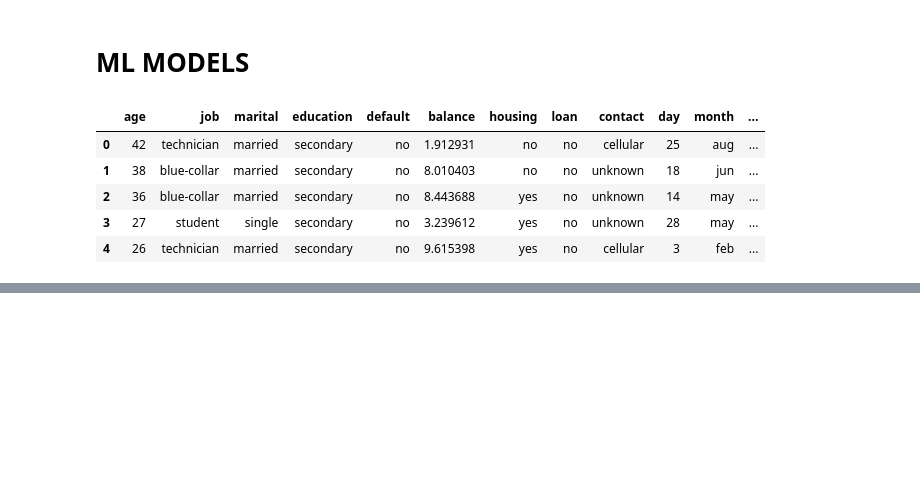
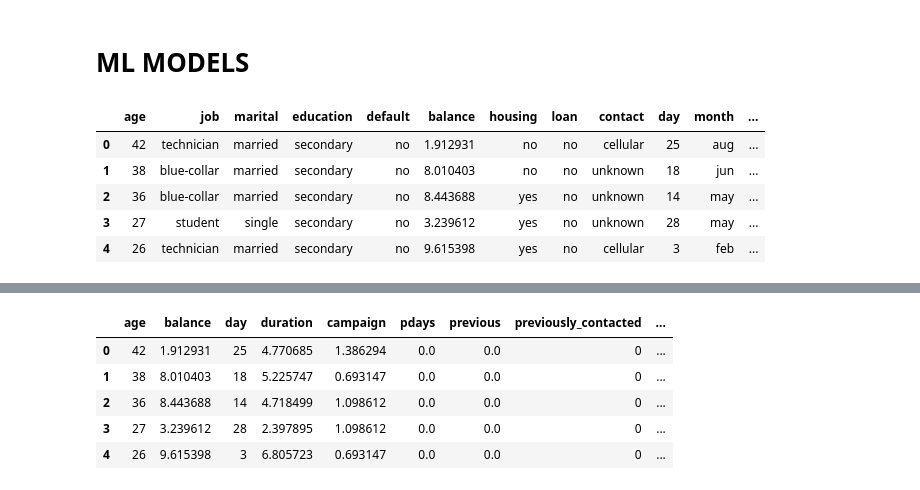
Before and after one commit to lucazini03/corradinizini-bank-classification, a Jupyter notebook: data-software/eda.ipynb, the cells around one changed output, grey strips where cells are left out. Cells and saved outputs as stored; diff of their text form; code cells hidden in the pictures; blank space fills up the shorter version.

Commit message:
completed models

```diff
--- a/data-software/eda.ipynb
+++ b/data-software/eda.ipynb
@@ -342,27 +399,77 @@ train_transformed.head()
 | 3 | 27 | student | single | secondary | no | 3.239612 | yes | no | unknown | 28 | may | ... |
 | 4 | 26 | technician | married | secondary | no | 9.615398 | yes | no | cellular | 3 | feb | ... |
 # %%
-# train_transformed only contains the numerical features, so we need to encode the categorical features in the original train and test datasets, and then concatenate the encoded categorical features with the numerical features in train_transformed and test_transformed
-train_encoded, test_encoded = encode_categorical(train, test, method='onehot')
-
-train_encoded = pd.concat(
-	[
-		train_transformed[numerical_features + ['previously_contacted']],
-		train_encoded
-	],
-	axis=1
+# it can be useful to combine some features, such as job and education
+train_transformed["job_education"] = (
+    train_transformed["job"].astype(str) + "_" + train_transformed["education"].astype(str)
+)
+test_transformed["job_education"] = (
+    test_transformed["job"].astype(str) + "_" + test_transformed["education"].astype(str)
 )
 
-test_encoded = pd.concat(
-	[
-		test_transformed[numerical_features + ['previously_contacted']],
-		test_encoded
-	],
-	axis=1
+# mix duration and balance, because they are the two most important features according to the
+# correlation matrix, and their interaction might be useful for the model
+train_transformed["duration_balance"] = train_transformed["duration"] * train_transformed["balance"]
+test_transformed["duration_balance"] = test_transformed["duration"] * test_transformed["balance"]
+
+# it can be useful to combine some features, such as job and education
+train_transformed["job_education"] = (
+    train_transformed["job"].astype(str) + "_" + train_transformed["education"].astype(str)
+)
+test_transformed["job_education"] = (
+    test_transformed["job"].astype(str) + "_" + test_transformed["education"].astype(str)
 )
 
-#print all features
-print("Encoded train features:")
-print(train_encoded.columns.tolist())
+# mix duration and balance, because they are the two most important features according to the
+# correlation matrix, and their interaction might be useful for the model
+train_transformed["duration_balance"] = train_transformed["duration"] * train_transformed["balance"]
+test_transformed["duration_balance"] = test_transformed["duration"] * test_transformed["balance"]
+
+numerical_features = numerical_features + ["duration_balance"]
+
+
+def build_encoded_datasets(train_df, test_df, numerical_features, method="label"):
+    # encode categoricals (possibly including y) from train_df / test_df
+    cat_train_encoded, cat_test_encoded = encode_categorical(
+        train_df, test_df, method=method
+    )
+
+    y_encoded = train_df["y"]
+
+    # Build final encoded train set: numerical (transformed) + encoded categoricals + target y
+    train_encoded = pd.concat(
+        [
+            train_df[numerical_features],  # numeric only
+            cat_train_encoded,             # encoded categoricals (no y)
+        ],
+        axis=1,
+    )
+    train_encoded["y"] = y_encoded.values  # single numeric target column
+
+    # Build final encoded test set: numerical (transformed) + encoded categoricals (no y)
+    test_encoded = pd.concat(
+        [
+            test_df[numerical_features],
+            cat_test_encoded,
+        ],
+        axis=1,
+    )
+
+    # sanity check: no duplicate columns
+    assert not train_encoded.columns.duplicated().any()
+
+    print("Encoded train features:")
+    print(train_encoded.columns.tolist())
+    print("Number of features:", len(train_encoded.columns))
+
+    return train_encoded, test_encoded
+
+
+# build default encoded datasets (label encoding) for downstream cells
+train_encoded, test_encoded = build_encoded_datasets(
+    train_transformed, test_transformed, numerical_features, method="label"
+)
+
+train_encoded.head()
 # %% [output]
 Encoded train features:
@@ -370,3 +478,9 @@ Encoded train features:
+|  | age | balance | day | duration | campaign | pdays | previous | previously_contacted | ... |
+| 0 | 42 | 1.912931 | 25 | 4.770685 | 1.386294 | 0.0 | 0.0 | 0 | ... |
+| 1 | 38 | 8.010403 | 18 | 5.225747 | 0.693147 | 0.0 | 0.0 | 0 | ... |
+| 2 | 36 | 8.443688 | 14 | 4.718499 | 1.098612 | 0.0 | 0.0 | 0 | ... |
+| 3 | 27 | 3.239612 | 28 | 2.397895 | 1.098612 | 0.0 | 0.0 | 0 | ... |
+| 4 | 26 | 9.615398 | 3 | 6.805723 | 0.693147 | 0.0 | 0.0 | 0 | ... |
 # %%
 # split train_transformed into X_train and y_train and X_test and y_test
 
```
Also changed, not shown: parts of 17 cells of this notebook, 9 other files.
